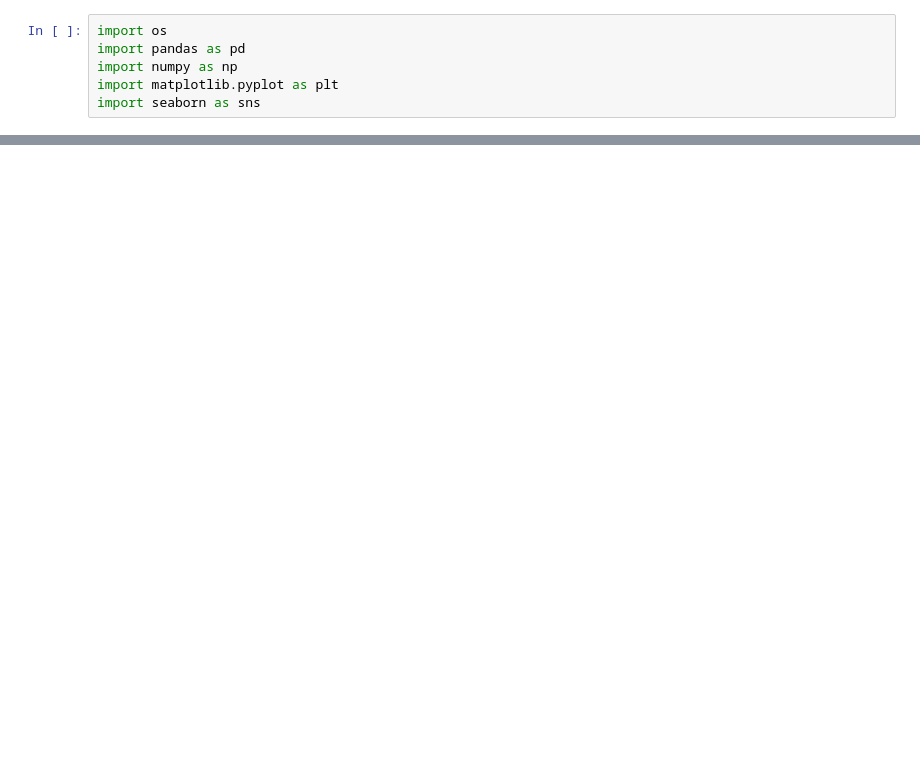
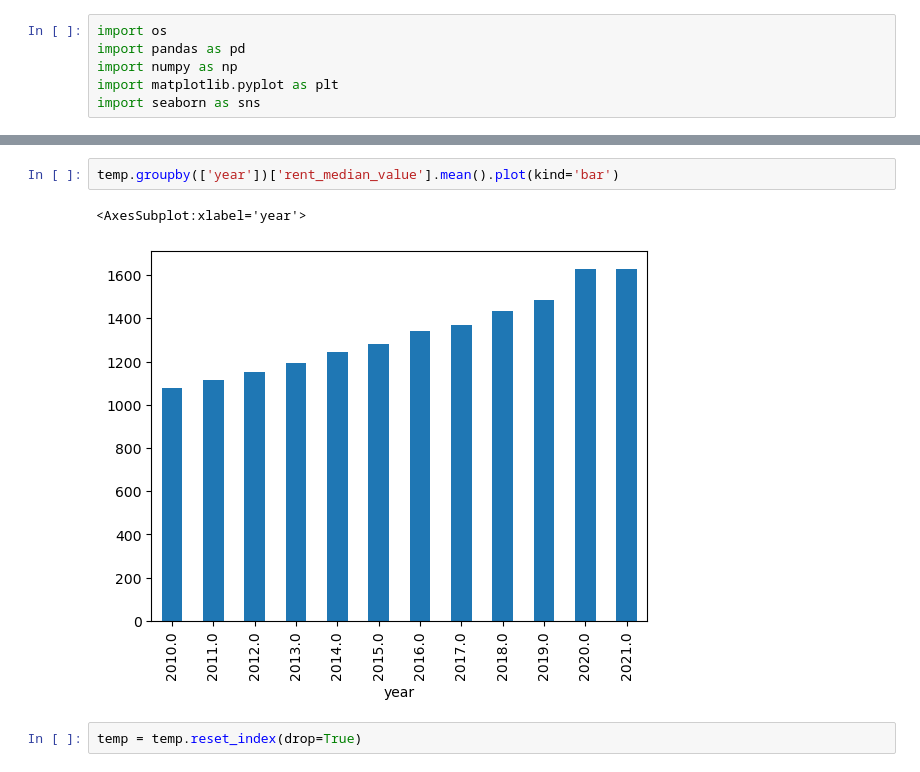
Before and after one commit to hpuma/Airbnb_Rental_Project, a Jupyter notebook: ACS EDA.ipynb, the cells around one changed output, grey strips where cells are left out. Saved outputs shown, nothing was run; the diff lists cells and outputs as text; blank space fills up the shorter version.

```diff
--- a/ACS EDA.ipynb
+++ b/ACS EDA.ipynb
@@ -28,0 +78,7 @@ df
+# %%
+temp.groupby(['year'])['rent_median_value'].mean().plot(kind='bar')
+# %% [output]
+<AxesSubplot:xlabel='year'>
+[figure, added]
+# %%
+temp = temp.reset_index(drop=True)
```
Also changed, not shown: parts of 25 cells of this notebook.
